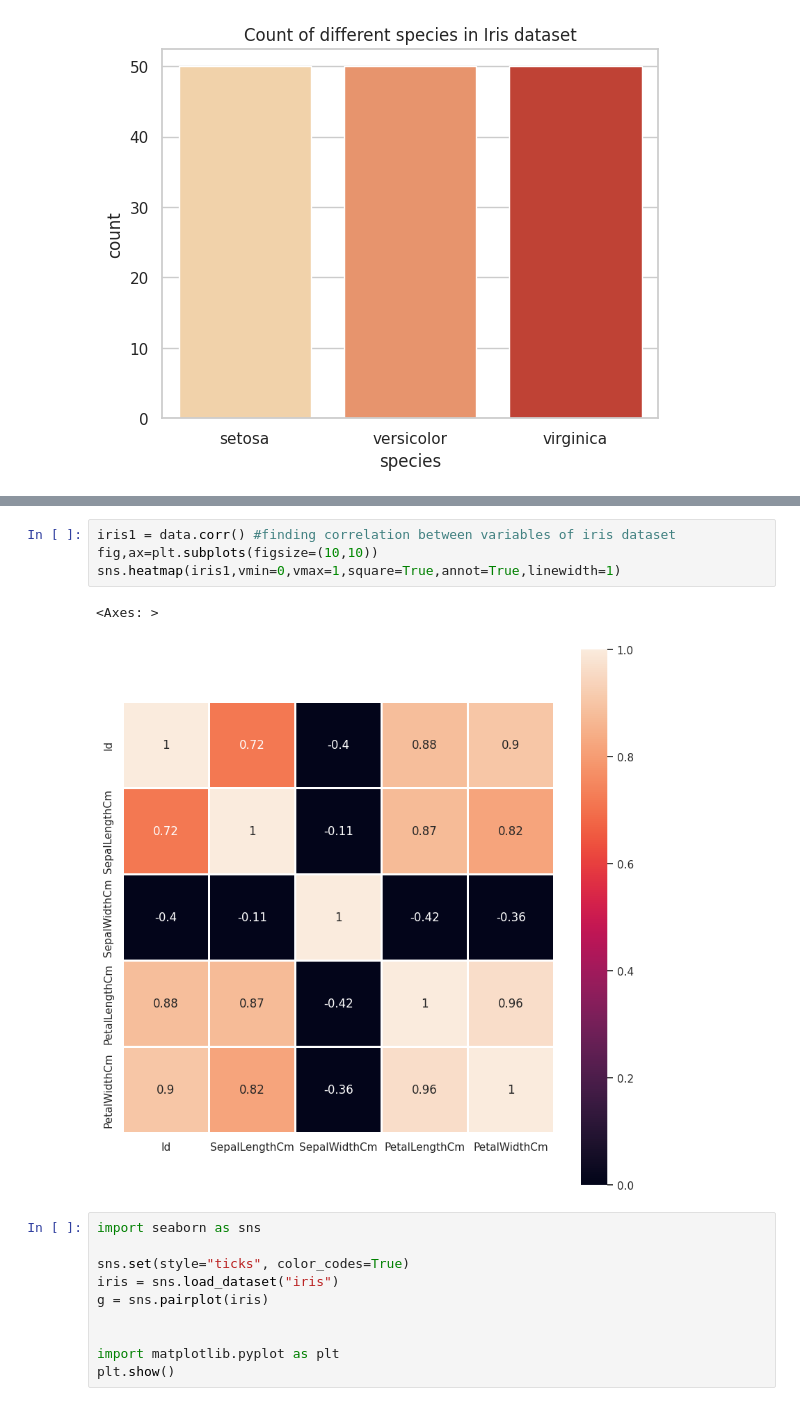
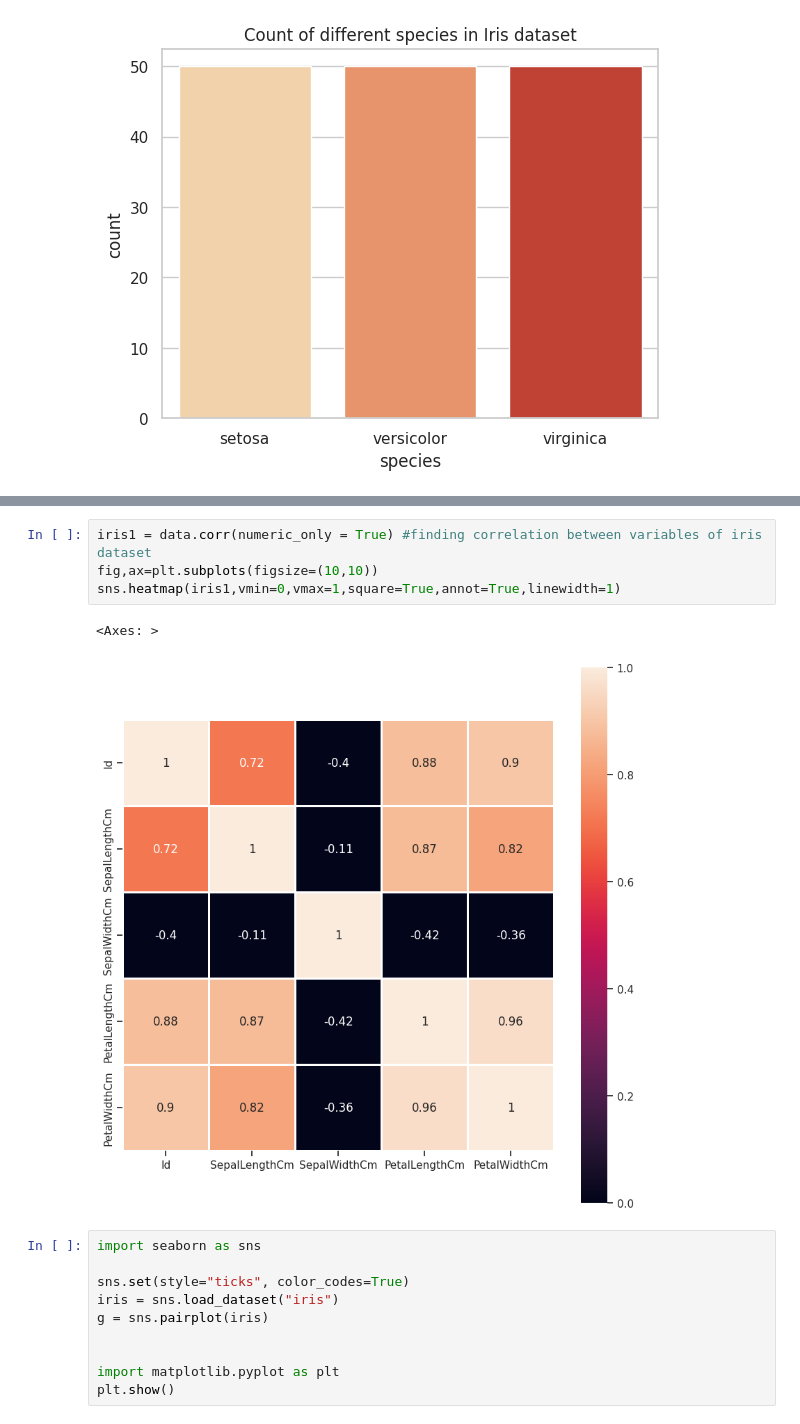
Before and after one commit to Sylvester-Dass/The_Sparks_Foundation_Task-2, a Jupyter notebook: Task_2_Prediction_using_Unsupervised_ML.ipynb, the cells around one changed output, grey strips where cells are left out. Saved outputs shown, nothing was run; the diff lists cells and outputs as text.

```diff
--- a/Task_2_Prediction_using_Unsupervised_ML.ipynb
+++ b/Task_2_Prediction_using_Unsupervised_ML.ipynb
@@ -131,10 +131,10 @@ plt.show()
 # %%
-iris1 = data.corr() #finding correlation between variables of iris dataset
+iris1 = data.corr(numeric_only = True) #finding correlation between variables of iris dataset
 fig,ax=plt.subplots(figsize=(10,10))
 sns.heatmap(iris1,vmin=0,vmax=1,square=True,annot=True,linewidth=1)
 # %% [output]
 <Axes: >
-[figure, old version]
+[figure, new version]
 # %%
 import seaborn as sns
 
```
Also changed, not shown: parts of 1 cell of this notebook.
